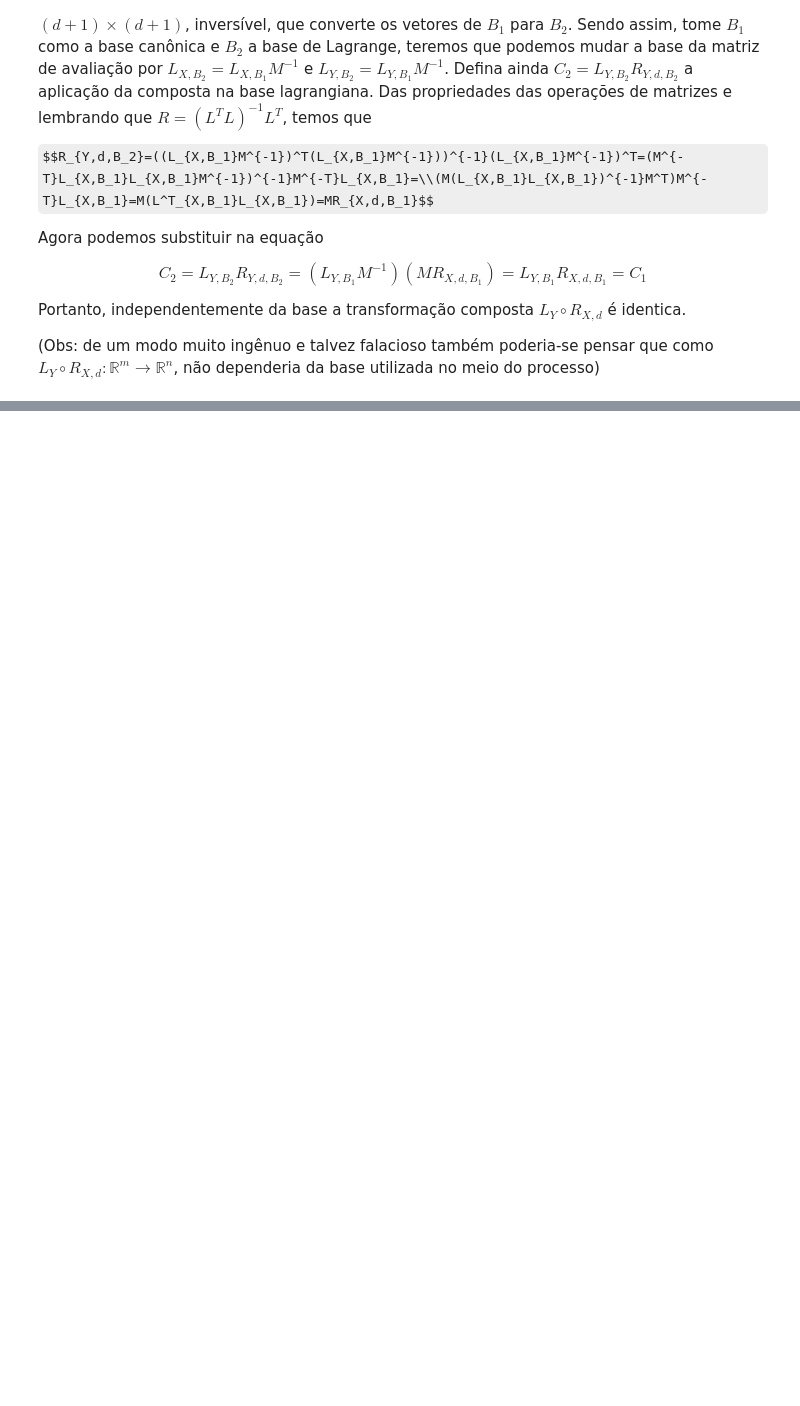
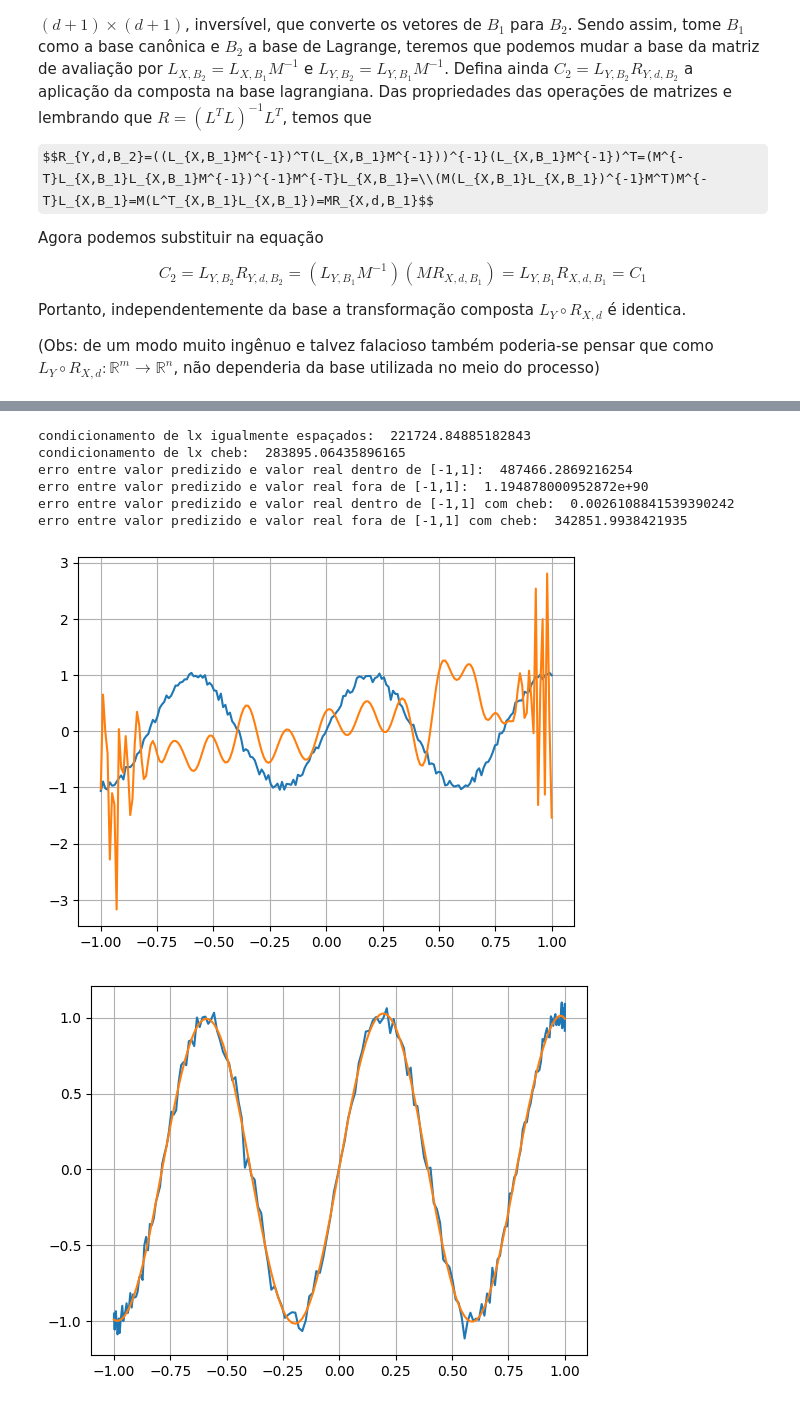
Before and after one commit to Gustasnz/Projeto-3---ALN, a Jupyter notebook: Projeto3.ipynb, the cells around one changed output, grey strips where cells are left out. Cells and saved outputs as stored; diff of their text form; code cells hidden in the pictures; some formulas as TeX source; blank space fills up the shorter version.

```diff
--- a/Projeto3.ipynb
+++ b/Projeto3.ipynb
@@ -721,0 +651,64 @@ plt.show()
+# %%
+m=200
+d=15
+n=200
+x_train=np.linspace(-1,1,m)
+x_train_cheb=x_train.copy()
+
+for k in range(m):
+    x_train_cheb[k]=np.cos((2*k-1)*np.pi/(2*m))
+x_test=np.linspace(-1.5,1.5,n)
+noise_m=0.05*rng.normal(0,1,m)
+noise_n=0.05*rng.normal(0,1,n)
+y_train=np.sin(8*x_train)+noise_m
+y_train_cheb=np.sin(8*x_train_cheb)+noise_m
+y_test=np.sin(8*x_test)+noise_n
+r,lx=R_comp_L(x_train,y_train,d)
+
+print("condicionamento de lx igualmente espaçados: ", np.linalg.cond(lx))
+r_cheb,lx_cheb=R_comp_L(x_train_cheb,y_train_cheb,d)
+print("condicionamento de lx cheb: ", np.linalg.cond(lx_cheb))
+
+index_dentro=np.where((x_test>=-1)&(x_test<=1))[0]
+x_dentro=x_test[index_dentro]
+y_dentro=y_test[index_dentro]
+index_fora=np.where((x_test<-1)|(x_test>1))[0]
+x_fora=x_test[index_fora]
+y_fora=y_test[index_fora]
+
+pol=np.polynomial.Polynomial(w)
+y_pred_train=pol(x_train)
+pol_cheb=np.polynomial.Polynomial(r_cheb)
+y_pred_train_cheb=pol_cheb(x_train_cheb)
+
+y_pred_dentro=pol(x_dentro)
+print("erro entre valor predizido e valor real dentro de [-1,1]: ",mean_squared_error(y_dentro,y_pred_dentro))
+y_pred_fora=pol(x_fora)
+print("erro entre valor predizido e valor real fora de [-1,1]: ",mean_squared_error(y_fora,y_pred_fora))
+y_pred_dentro_cheb=pol_cheb(x_dentro)
+y_pred_fora_cheb=pol_cheb(x_fora)
+print("erro entre valor predizido e valor real dentro de [-1,1] com cheb: ",mean_squared_error(y_dentro,y_pred_dentro_cheb))
+print("erro entre valor predizido e valor real fora de [-1,1] com cheb: ",mean_squared_error(y_fora,y_pred_fora_cheb))
+
+plt.plot(x_train,y_train)
+plt.plot(x_train,y_pred_train)
+plt.grid()
+plt.show()
+plt.plot(x_train_cheb,y_train_cheb)
+plt.plot(x_train_cheb,y_pred_train_cheb)
+plt.grid()
+plt.show()
+y_pred_test=pol(x_test)
+plt.plot(x_test,y_test)
+plt.plot(x_test,y_pred_test)
+plt.grid()
+plt.show()
+# %% [output]
+condicionamento de lx igualmente espaçados:  221724.84885182843
+condicionamento de lx cheb:  283895.06435896165
+erro entre valor predizido e valor real dentro de [-1,1]:  487466.2869216254
+erro entre valor predizido e valor real fora de [-1,1]:  1.194878000952872e+90
+erro entre valor predizido e valor real dentro de [-1,1] com cheb:  0.0026108841539390242
+erro entre valor predizido e valor real fora de [-1,1] com cheb:  342851.9938421935
+[figure, added]
+[figure, added]
```
Also changed, not shown: parts of 27 cells of this notebook.
